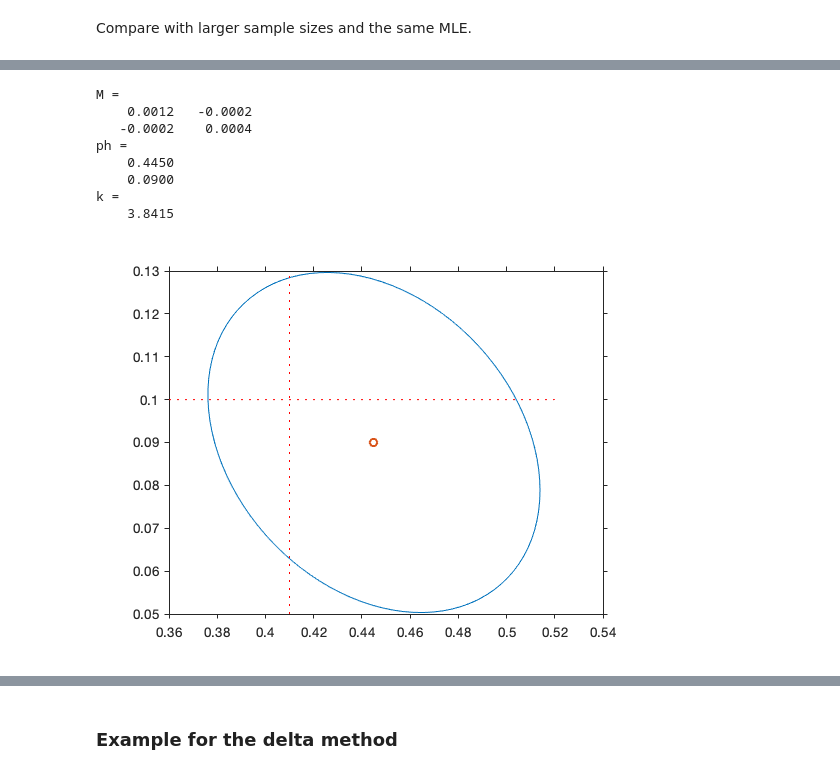
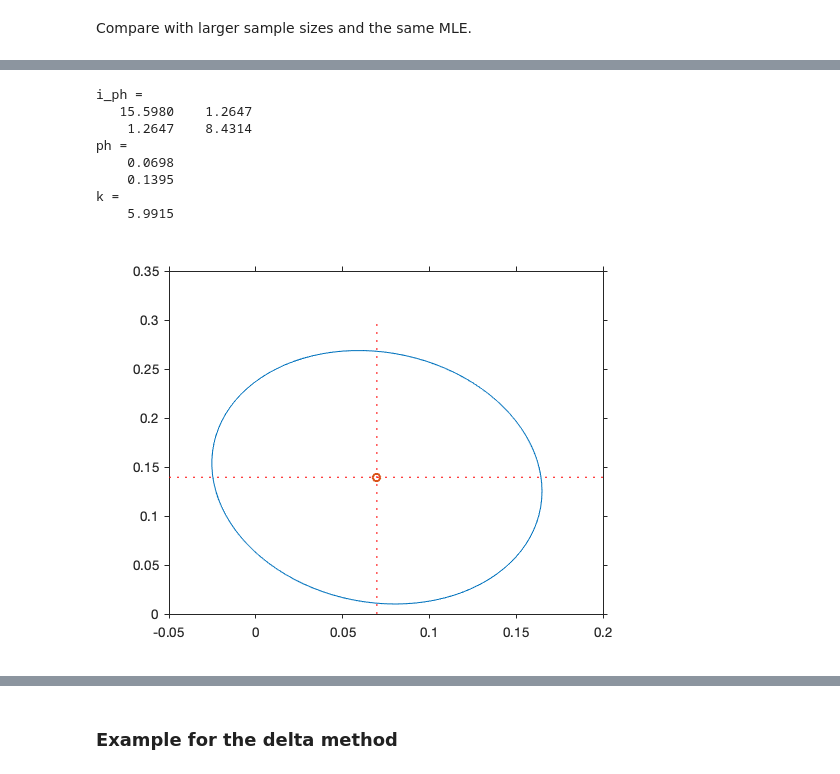
Before and after one commit to StaThin/statmat, a Jupyter notebook: jupyter/Chapter 5.ipynb, the cells around one changed output, grey strips where cells are left out. Saved outputs shown, nothing was run; the diff lists cells and outputs as text; code cells hidden in the pictures.

Commit message:
Corrections ellipse

```diff
--- a/jupyter/Chapter 5.ipynb
+++ b/jupyter/Chapter 5.ipynb
@@ -415,28 +428,26 @@ ii_p =
 # %%
 clear;
-ph1 = 89/200;
-ph2 = 18/200;
-ph3 = 12/200;
-ph4 = 1 - ph1 - ph2 - ph3;
-n = 200;
+n = 43;
+ph1 = 3/n;
+ph2 = 6/n;
+ph3 = 34/n;
 
-i_ph = n .* (ones(3) ./ ph4 + diag([1/ph1, 1/ph2, 1/ph3]));
-
-ii_ph = inv(i_ph);
-M = ii_ph(1:2,1:2)
+i_ph = [1/ph1 + 1/ph3 , 1/ph3
+        1/ ph3,  1/ph2 + 1/ph3]
+K = inv(n * i_ph);
 
 ph = [ph1; ph2]
-k = chi2inv(0.95, 1)
-plot_ellipse(ph, M, sqrt(k))
-vline(0.41)
-hline(0.10)
+k = chi2inv(0.95, 2)
+plot_ellipse(ph, K, sqrt(k))
+vline(ph1)
+hline(ph2)
 # %% [output]
-M =
-    0.0012   -0.0002
-   -0.0002    0.0004
+i_ph =
+   15.5980    1.2647
+    1.2647    8.4314
 ph =
-    0.4450
-    0.0900
+    0.0698
+    0.1395
 k =
-    3.8415
+    5.9915
-[figure, old version]
+[figure, new version]
```
Also changed, not shown: parts of 9 cells of this notebook.
